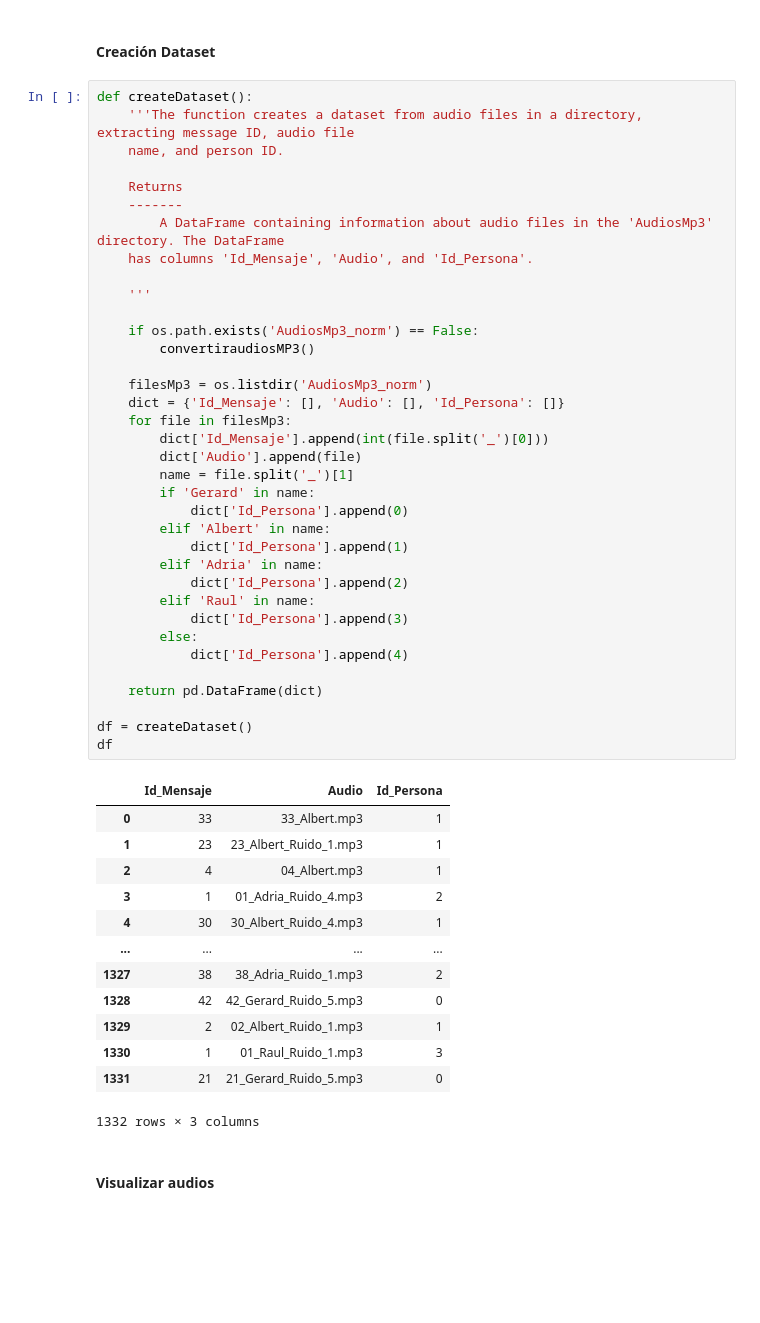
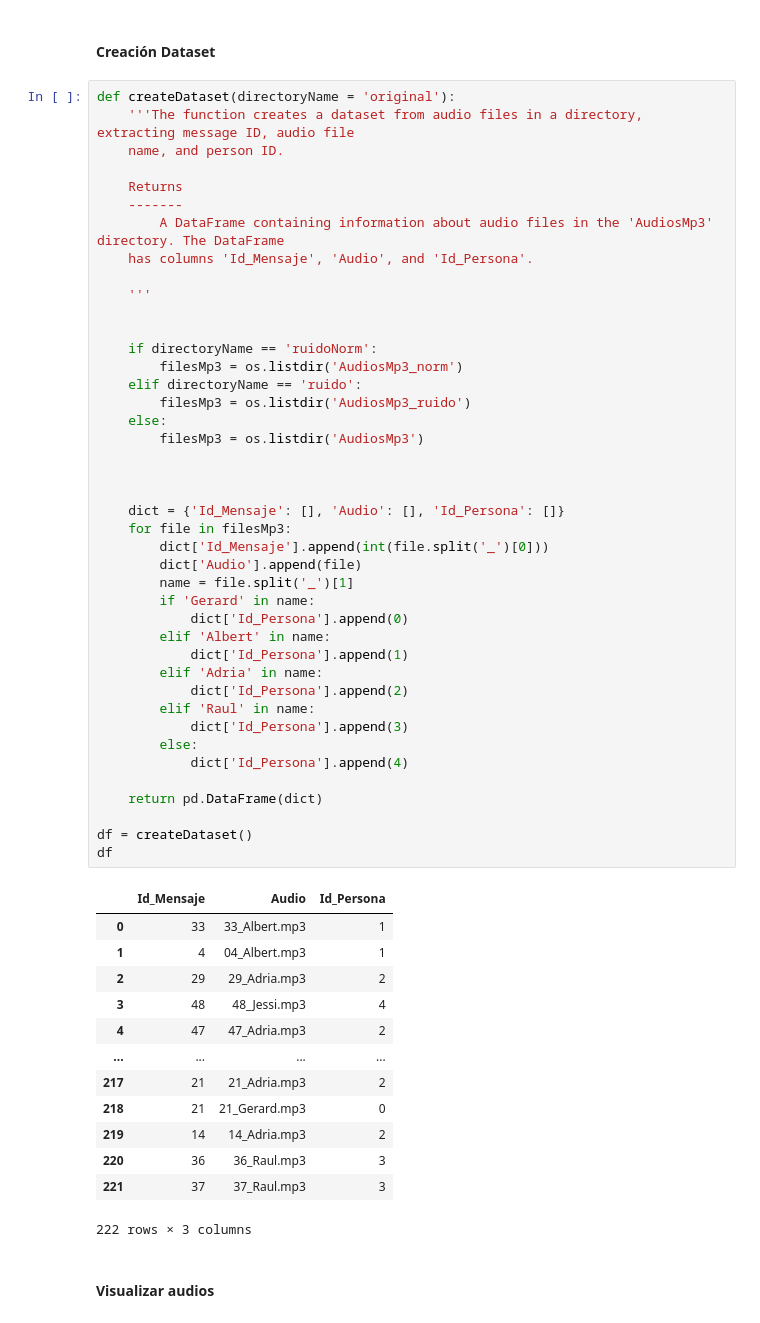
Before and after one commit to albertceballos0/UAB-VC-voice-identification, a Jupyter notebook: PROYECTO/main.ipynb, the cells around one changed output. Cells and saved outputs as stored; diff of their text form; blank space fills up the shorter version.

```diff
--- a/PROYECTO/main.ipynb
+++ b/PROYECTO/main.ipynb
@@ -218,7 +353,7 @@ for audio_file in audio_files:
 # %% [markdown]
 #### Creación Dataset
 # %%
-def createDataset():
+def createDataset(directoryName = 'original'):
     '''The function creates a dataset from audio files in a directory, extracting message ID, audio file
     name, and person ID.
 
@@ -226,47 +361,53 @@ def createDataset():
     -------
         A DataFrame containing information about audio files in the 'AudiosMp3' directory. The DataFrame
     has columns 'Id_Mensaje', 'Audio', and 'Id_Persona'.
 
     '''
 
-    if os.path.exists('AudiosMp3_norm') == False:
-        convertiraudiosMP3()
 
-    filesMp3 = os.listdir('AudiosMp3_norm')
+    if directoryName == 'ruidoNorm':
+        filesMp3 = os.listdir('AudiosMp3_norm')
+    elif directoryName == 'ruido':
+        filesMp3 = os.listdir('AudiosMp3_ruido')
+    else:
+        filesMp3 = os.listdir('AudiosMp3')
+
+
+
     dict = {'Id_Mensaje': [], 'Audio': [], 'Id_Persona': []}
     for file in filesMp3:
         dict['Id_Mensaje'].append(int(file.split('_')[0]))
         dict['Audio'].append(file)
         name = file.split('_')[1]
         if 'Gerard' in name:
             dict['Id_Persona'].append(0)
         elif 'Albert' in name:
             dict['Id_Persona'].append(1)
         elif 'Adria' in name:
             dict['Id_Persona'].append(2)
         elif 'Raul' in name:
             dict['Id_Persona'].append(3)
         else:
             dict['Id_Persona'].append(4)
 
     return pd.DataFrame(dict)
 
 df = createDataset()
 df
 # %% [output]
 |  | Id_Mensaje | Audio | Id_Persona |
 | 0 | 33 | 33_Albert.mp3 | 1 |
-| 1 | 23 | 23_Albert_Ruido_1.mp3 | 1 |
-| 2 | 4 | 04_Albert.mp3 | 1 |
-| 3 | 1 | 01_Adria_Ruido_4.mp3 | 2 |
-| 4 | 30 | 30_Albert_Ruido_4.mp3 | 1 |
+| 1 | 4 | 04_Albert.mp3 | 1 |
+| 2 | 29 | 29_Adria.mp3 | 2 |
+| 3 | 48 | 48_Jessi.mp3 | 4 |
+| 4 | 47 | 47_Adria.mp3 | 2 |
 | ... | ... | ... | ... |
-| 1327 | 38 | 38_Adria_Ruido_1.mp3 | 2 |
-| 1328 | 42 | 42_Gerard_Ruido_5.mp3 | 0 |
-| 1329 | 2 | 02_Albert_Ruido_1.mp3 | 1 |
-| 1330 | 1 | 01_Raul_Ruido_1.mp3 | 3 |
-| 1331 | 21 | 21_Gerard_Ruido_5.mp3 | 0 |
+| 217 | 21 | 21_Adria.mp3 | 2 |
+| 218 | 21 | 21_Gerard.mp3 | 0 |
+| 219 | 14 | 14_Adria.mp3 | 2 |
+| 220 | 36 | 36_Raul.mp3 | 3 |
+| 221 | 37 | 37_Raul.mp3 | 3 |
-1332 rows × 3 columns
+222 rows × 3 columns
 # %% [markdown]
 #### Visualizar audios
 # %%
```
Also changed, not shown: parts of 41 cells of this notebook.
